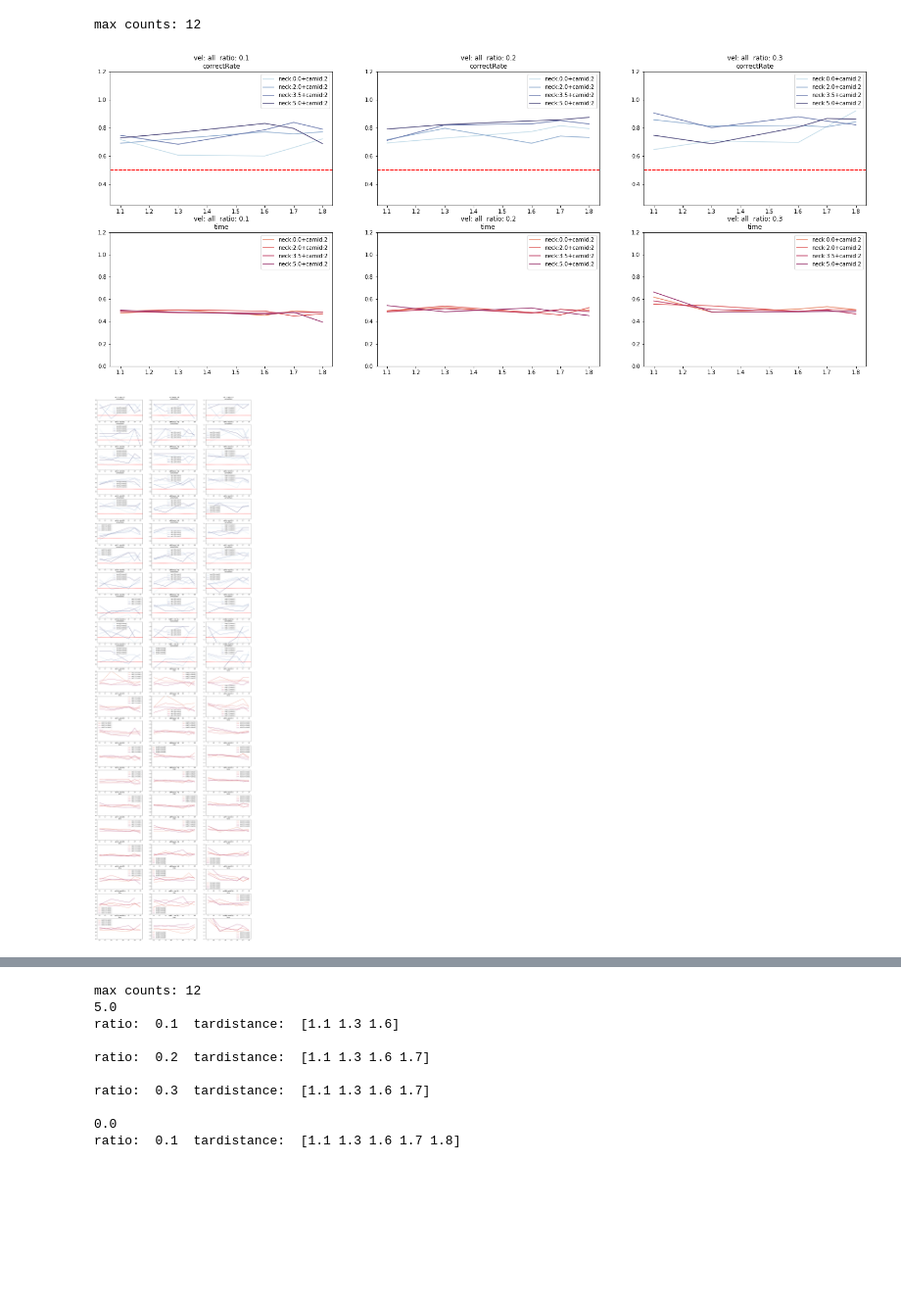
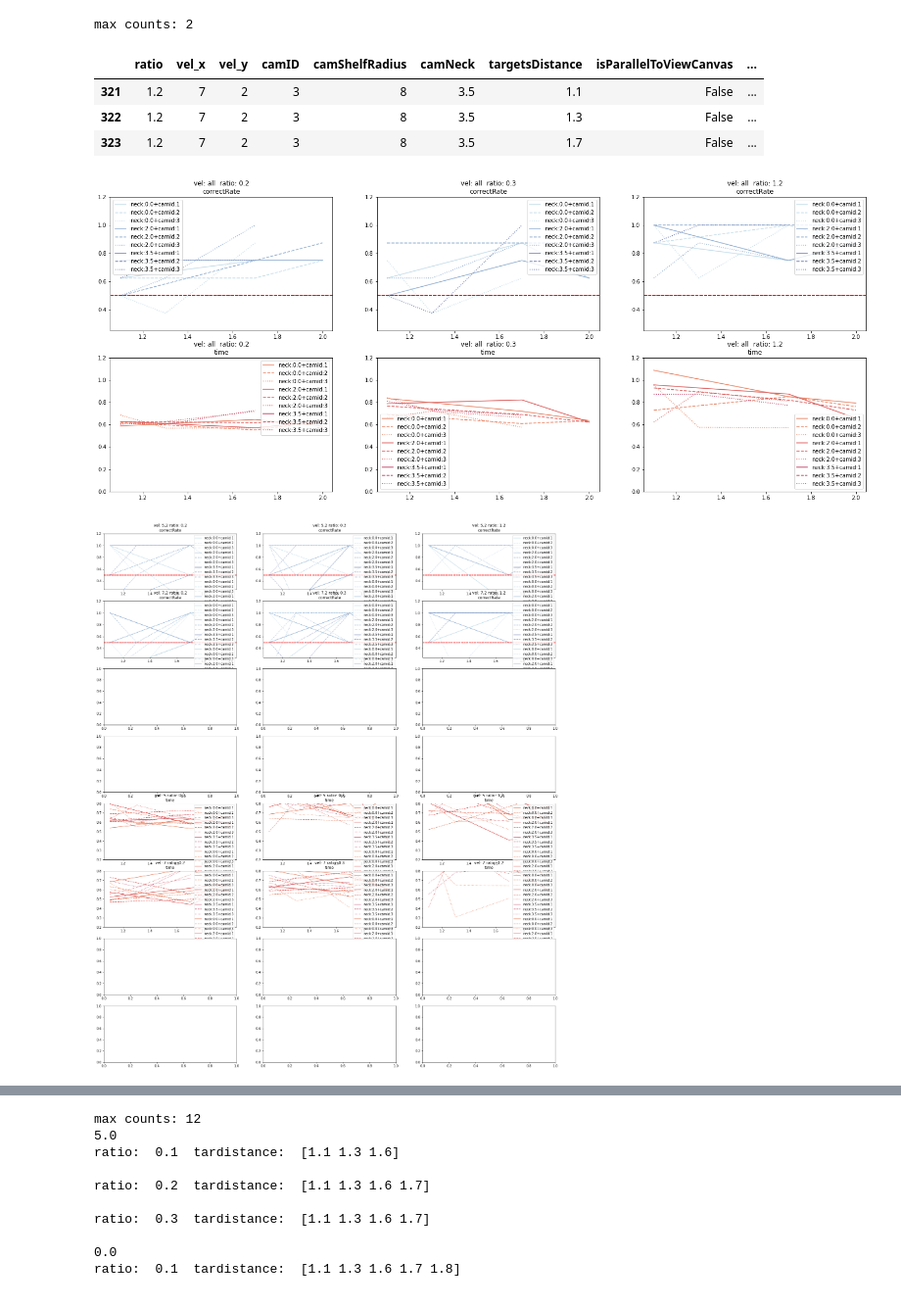
Before and after one commit to ZHTis/count, a Jupyter notebook: datajohn/datajohn.ipynb, the cells around one changed output, grey strips where cells are left out. Shown at 98% size. Saved outputs shown, nothing was run; the diff lists cells and outputs as text; code cells hidden in the pictures; blank space fills up the shorter version.

```diff
--- a/datajohn/datajohn.ipynb
+++ b/datajohn/datajohn.ipynb
@@ -5,7 +5,7 @@ import glob
 import pandas as pd
 
 path  = '/Users/rubythurs/Documents/pilot data/'
-json_files = glob.glob(path + '*.json')
+json_files = glob.glob(path + '*7-21*.json')
 combined_data =[]
 
 for i, json_file in enumerate(json_files):
@@ -17,5 +17,5 @@ print('\n','(trials, measures)')
 print('number of files in "pilot data" folder: ', len(combined_data))
 data = pd.concat(combined_data,ignore_index=True)
 print('\n','total trials:',data.shape)
-data.head()
+data
 # %% [output]
@@ -47,7 +44,7 @@ number of files in "pilot data" folder:  17
 
 import numpy as np
 
-title_ = data.columns[0:5].to_list()
+title_ = data.columns[0:7].to_list()
 title = data.columns.to_list()
 control = [x for x in title if x not in title_]
 print(control,'\n')
@@ -68,11 +66,11 @@ isParallelToViewCanvas :  [False  True]
 ## make groups for future analysis called 'grouped_data'
 grouped = data.drop(columns=['trial','initTime']).groupby(control)
 grouped_data = pd.merge(grouped.mean().reset_index(),grouped.size().reset_index(name='counts'))
-grouped_data.rename(columns={'touchTime':'mean_touchTime','isCorrect':'correctRate'},inplace=True)
+grouped_data.rename(columns={'touchTimefromInit':'mean_touchTime','isCorrect':'correctRate'},inplace=True)
 print('max counts: '+str(grouped_data['counts'].max()))
 gata = grouped_data.loc[(grouped_data['counts'] >= 2) &
-                    (grouped_data['camShelfRadius'] ==5.5) &
-                    (grouped_data['isParallelToViewCanvas'] == True)
+                   (grouped_data['camShelfRadius'] ==8) &
+                    (grouped_data['isParallelToViewCanvas'] ==False)
                     ] #控制变量
 
 
@@ -87,59 +85,68 @@ colort=sns.color_palette("flare",5)
 gataa = gata.groupby(['targetsDistance','camID','camNeck','ratio']).mean().reset_index()
 camid=gataa['camID'].unique()
 camneck = gataa['camNeck'].unique()
 listofratio=gataa['ratio'].unique()
 figa,axsa = plt.subplots(2,3, figsize=(25, 10))
 
 for a,ao in enumerate(listofratio):
     gataa_axs= gataa.loc[gataa['ratio']==ao]
     for n, neck in enumerate(camneck):
         for i,id in enumerate(camid):
             gataa_toplt=gataa_axs.loc[(gataa_axs['camID']==id) &
                     (gataa_axs['camNeck']==neck)]
             axsa[0,a].plot(gataa_toplt['targetsDistance'],gataa_toplt['correctRate'],label=f"neck:{neck}+camid:{id}",color = color[n],linestyle = linestyle[i])
             axsa[0,a].set_ylim(0.25, 1.2)
             axsa[0,a].axhline(y=0.5, color='red',linestyle = 'dashed')
             axsa[0,a].legend()
             axsa[0,a].set_title('vel: all '+' ratio: '+str(round(ao,1))+'\n'+'correctRate')
 
             axsa[1,a].plot(gataa_toplt['targetsDistance'],gataa_toplt['mean_touchTime'],label=f"neck:{neck}+camid:{id}",color = colort[n],linestyle = linestyle[i])
             axsa[1,a].set_ylim(0, 1.2)
             axsa[1,a].legend()
             axsa[1,a].set_title('vel: all '+' ratio: '+str(round(ao,1))+'\n'+'time')
-
+plt.savefig('average_vel.png')
 
 ##### vel every
 camid=gata['camID'].unique()
 camneck = gata['camNeck'].unique()
-vel = gata['vel'].unique()
+vel_x = gata['vel_x'].unique()
+vel_y = gata['vel_y'].unique()
 listofratio = gata['ratio'].unique()
+axsn=0
 
-fig,axs = plt.subplots(len(vel)*2,3, figsize=(25, 90))
-for v,velocity in enumerate(vel):
-    for r, ratio in enumerate(listofratio):
-        gata_toplt= gata.loc[(gata['vel']==velocity)&
-                        (gata['ratio']==ratio)]
+fig,axs = plt.subplots(len(vel_x)*len(vel_y)*2,3, figsize=(25, 30))
+for v,velocity in enumerate(vel_x):
+    for v2,velocity2 in enumerate(vel_y):
+        for r, ratio in enumerate(listofratio):
+            gata_toplt= gata.loc[(gata['vel']==velocity)&
+                            (gata['vel2']==velocity2)&
+                            (gata['ratio']==ratio)]
+            for n, neck in enumerate(camneck):
+                for i,id in enumerate(camid):
+                    view_group= gata_toplt.loc[(gata['camID']==id) &
+                        (gata['camNeck']==neck)]
+                    axs[axsn,r].plot(view_group['targetsDistance'],view_group['correctRate'],label=f"neck:{neck}+camid:{id}",
+                                color = color[n],linestyle = linestyle[i])
+                    axs[axsn,r].set_ylim(0.25, 1.2)
+                    axs[axsn,r].axhline(y=0.5, color='red',linestyle = 'dashed')
+                    axs[axsn,r].legend()
+                    axs[axsn,r].set_title('vel: '+str(velocity)+' ratio: '+str(round(ratio,1))+'\n'+'correctRate')
 
-        for n, neck in enumerate(camneck):
-            for i,id in enumerate(camid):
-                view_group= gata_toplt.loc[(gata['camID']==id) &
-                    (gata['camNeck']==neck)]
-                axs[v,r].plot(view_group['targetsDistance'],view_group['correctRate'],label=f"neck:{neck}+camid:{id}",
-                              color = color[n],linestyle = linestyle[i])
-                axs[v,r].set_ylim(0.25, 1.2)
-                axs[v,r].axhline(y=0.5, color='red',linestyle = 'dashed')
-                axs[v,r].legend()
-                axs[v,r].set_title('vel: '+str(velocity)+' ratio: '+str(round(ratio,1))+'\n'+'correctRate')
-
-                axs[v+len(vel),r].plot(view_group['targetsDistance'],view_group['mean_touchTime'],label=f"neck:{neck}+camid:{id}",
-                              color = colort[n],linestyle = linestyle[i])
-                axs[v+len(vel),r].set_ylim(0.2, 0.8)
-                axs[v+len(vel),r].legend()
-                axs[v+len(vel),r].set_title('vel: '+str(velocity)+' ratio: '+str(round(ratio,1))+'\n'+'time')
+                    axs[axsn+len(vel_x)*len(vel_y),r].plot(view_group['targetsDistance'],view_group['mean_touchTime'],label=f"neck:{neck}+camid:{id}",
+                                color = colort[n],linestyle = linestyle[i])
+                    axs[axsn+len(vel_x)*len(vel_y),r].set_ylim(0.2, 0.8)
+                    axs[axsn+len(vel_x)*len(vel_y),r].legend()
+                    axs[axsn+len(vel_x)*len(vel_y),r].set_title('vel: '+str(velocity)+' ratio: '+str(round(ratio,1))+'\n'+'time')
+        axsn+=1
+plt.savefig('vel.png')
 # %% [output]
-max counts: 12
+max counts: 2
+|  | ratio | vel_x | vel_y | camID | camShelfRadius | camNeck | targetsDistance | isParallelToViewCanvas | ... |
+| 321 | 1.2 | 7 | 2 | 3 | 8 | 3.5 | 1.1 | False | ... |
+| 322 | 1.2 | 7 | 2 | 3 | 8 | 3.5 | 1.3 | False | ... |
+| 323 | 1.2 | 7 | 2 | 3 | 8 | 3.5 | 1.7 | False | ... |
-[figure, old version]
+[figure, new version]
-[figure, old version]
+[figure, new version]
 # %% [markdown]
 厘米的猜想：
 理论假设：视角影响原始记忆，运动时间影响素材，轨迹曲线增加几何复杂性，
```
Also changed, not shown: parts of 3 cells of this notebook, 2 other files.
